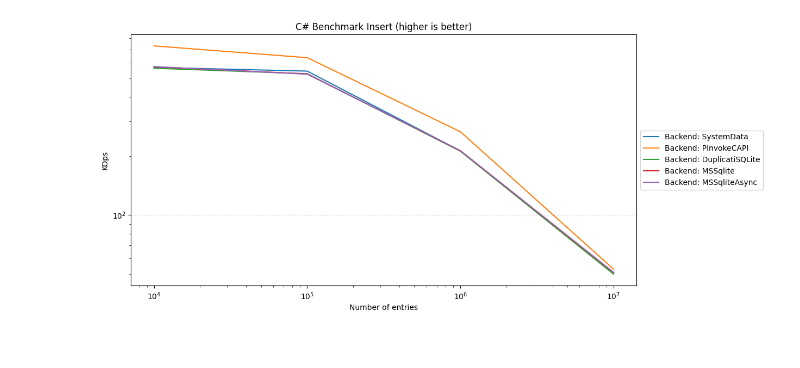
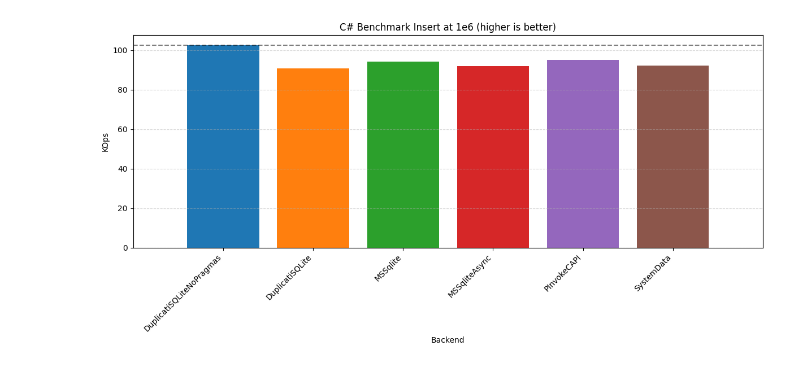
Before and after one commit to carljohnsen/duplicati-blogpost, a Jupyter notebook: WIP-sqlite/benchmark/plotting.ipynb, the cells around one changed output. Drawn from its saved outputs; the diff is of its cells as text; code cells hidden in the pictures.

```diff
--- a/WIP-sqlite/benchmark/plotting.ipynb
+++ b/WIP-sqlite/benchmark/plotting.ipynb
@@ -38,7 +42,7 @@ def read_schemas(filename):
 styles = ['solid', 'dashed', 'dotted', 'dashdot']
 def plot_schema(idx, benchmark, style):
     schema = read_schemas(f'schema{idx}')
-    for strategy in schema[benchmark]:
+    for strategy in sorted(schema[benchmark]):
         values = [(k, v['1-99_avg_kops']) for k, v in schema[benchmark][strategy].items()]
         x, y = zip(*values)
         plt.plot(x, y, label=f'schema{idx}_{strategy}', linestyle=style)
@@ -56,5 +60,8 @@ for b in ['insert', 'select']:
     plt.ylabel('Average KOp/s')
     plt.xscale('log')
     plt.legend(loc='center left', bbox_to_anchor=(1, 0.5))
+    plt.tight_layout()
+    plt.savefig(f'{figures_folder}/schema_{b}.png', dpi=200)
     plt.show()
+    plt.clf()
 # %% [output]
@@ -297,7 +324,7 @@ def load_batching_data():
 
     return result
 
-def plot_batching():
+def plot_csharp_curve():
     for b in benchmarks:
         plt.figure(figsize=(12, 6))
         plt.grid(axis='y', linestyle='--', alpha=0.5)
@@ -308,8 +335,9 @@ def plot_batching():
             kops = list(batch_data.values())
             infin = kops.pop(0)
             kops.append(infin)
-            # label should be 1e<value>
-            plt.plot(range(len(batch)), kops, label=f'Entries: {entries:.0e}')
+            label = f'{entries:.0e}'
+            label = label.replace('e+0', 'e')
+            plt.plot(range(len(batch)), kops, label=f'Entries: {label}')
 
         plt.xlabel('Batch size')
         plt.ylabel('KOps')
@@ -319,8 +347,10 @@ def plot_batching():
         batch_labels = [str(ba) for ba in batch]
         batch_labels[-1] = '"Infinite"'
         plt.xticks(range(len(batch)), labels=batch_labels, rotation=45, ha='right')
+        plt.tight_layout()
+        plt.savefig(f'{figures_folder}/batching_{b}.png', dpi=200)
         plt.show()
 
 values = load_batching_data()
-plot_batching()
+plot_csharp_curve()
 # %% [output]
@@ -333,47 +363,82 @@ plot_batching()
 # %%
+no_pragmas_label = 'DuplicatiSQLiteNoPragmas'
 backends = list([f.removeprefix('sqlite_bench.').removesuffix('-report.csv') for f in reports if f.startswith('sqlite_bench.')])
+backends.remove(no_pragmas_label)
+backends = [no_pragmas_label] + sorted(backends)
 
 def parse_cs_report_files():
     result = dict()
     for b in backends:
         with open(f'{reports_folder}/sqlite_bench.{b}-report.csv', 'r') as f:
             lines = f.readlines()
         column_names = lines[0].strip().split(',')
         method_idx = column_names.index('Method')
         e_idx = column_names.index('NumEntries')
         k_idx = column_names.index('K rows/sec (avg)')
 
         for line in lines[1:]:
             values = next(csv.reader([line.strip()]))
             entries = int(values[e_idx])
             method = values[method_idx]
-            kops = float(values[k_idx])
+            if ',' in values[k_idx]:
+                kops = float(values[k_idx].replace(',', '.'))
+            else:
+                kops = float(values[k_idx])
             if method not in result:
                 result[method] = dict()
             if b not in result[method]:
                 result[method][b] = dict()
             result[method][b][entries] = kops
 
     return result
 
 values = parse_cs_report_files()
-def plot_batching():
+def plot_csharp_curve():
     for b in values.keys():
-        plt.figure(figsize=(12, 6))
-        plt.grid(axis='y', linestyle='--', alpha=0.5)
-        for be in backends:
-            xs = list(values[b][be].keys())
-            ys = list(values[b][be].values())
-            plt.plot(xs, ys, label=f'Backend: {be}')
+        for use_log in [True, False]:
+            plt.figure(figsize=(12, 6))
+            plt.grid(axis='y', linestyle='--', alpha=0.5)
+            for be in backends:
+                xs = list(values[b][be].keys())
+                ys = list(values[b][be].values())
+                plt.plot(xs, ys, label=f'Backend: {be}')
 
-        plt.xlabel('Number of entries')
-        plt.ylabel('KOps')
-        plt.title(f'C# Benchmark {b} (higher is better)')
-        plt.legend(loc='center left', bbox_to_anchor=(1, 0.5))
-        plt.xscale('log')
-        plt.yscale('log')
-        plt.show()
+            plt.xlabel('Number of entries')
+            plt.ylabel('KOps')
+            plt.title(f'C# Benchmark {b} (higher is better)')
+            plt.legend(loc='center left', bbox_to_anchor=(1, 0.5))
+            plt.xscale('log')
+            if use_log:
+                plt.yscale('log')
+            plt.tight_layout()
+            plt.savefig(f'{figures_folder}/csharp_{b}_{"log" if use_log else "linear"}.png', dpi=200)
+            plt.show()
 
-plot_batching()
+def plot_csharp_bar():
+    for e in range(6, 7):
+        entries = 10**e
+        for b in values.keys():
+            plt.figure(figsize=(12, 6))
+            plt.grid(axis='y', linestyle='--', alpha=0.5)
+            for i, be in enumerate(backends):
+                plt.bar(i, values[b][be][entries], label=f'Backend: {be}')
+            plt.hlines(values[b][no_pragmas_label][entries], -1, len(backends), colors='black', linestyles='dashed', alpha=.5)
+
+            plt.xlabel('Backend')
+            plt.ylabel('KOps')
+            entries_label = f'{entries:.0e}'.replace('e+0', 'e')
+            plt.title(f'C# Benchmark {b} at {entries_label} (higher is better)')
+            #plt.legend(loc='center left', bbox_to_anchor=(1, 0.5))
+            plt.xticks(range(len(backends)), labels=backends, rotation=45, ha='right')
+            plt.xlim(-1, len(backends))
+
+            plt.tight_layout()
+            plt.savefig(f'{figures_folder}/csharp_{b}_bar_e{e}.png', dpi=200)
+            if e == 6:
+                plt.show()
+            plt.clf()
+
+#plot_csharp_curve()
+plot_csharp_bar()
 # %% [output]
-[figure, old version]
+[figure, new version]
```
Also changed, not shown: parts of 6 cells of this notebook.
